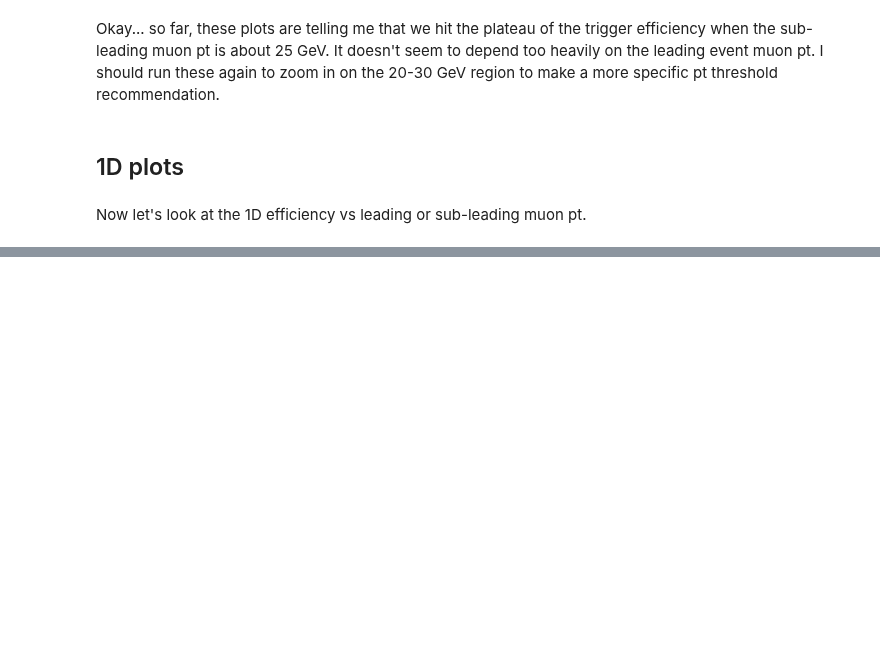
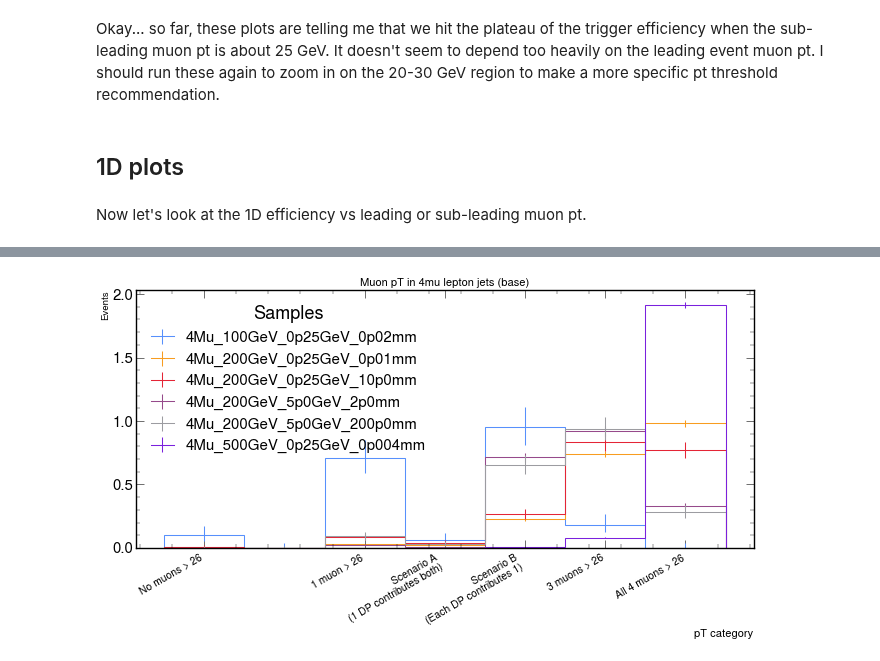
Before and after one commit to murtaza-safdari/SIDM, a Jupyter notebook: sidm/studies/Trigger/trigger_pt.ipynb, the cells around one changed output, grey strips where cells are left out. Cells and saved outputs as stored; diff of their text form; code cells hidden in the pictures; blank space fills up the shorter version.

Commit message:
Define cut requiring 2 muons with pt > 26 GeV for the trigger

```diff
--- a/sidm/studies/Trigger/trigger_pt.ipynb
+++ b/sidm/studies/Trigger/trigger_pt.ipynb
@@ -49,10 +60,12 @@ runner = processor.Runner(
 channels = [
     "baseNoLj",
     "baseNoLj_noTrigger",
+    "base",
+    "base_muPtCut",
 ]
 p = sidm_processor.SidmProcessor(
     channels,
-    ["muon_base", "dsaMuon_base", "lepton_genA_base", "trig_base"],
+    ["lj_base","mu_lj_base", "trig_base","genMu_base","genA_toMu_base","genA_base"],
     #verbose=True,
     unweighted_hist=True,
 )
@@ -152,7 +192,7 @@ def plot_ratio_row(nums, dens, sample,**kwargs):
     # squeeze=False guarantees axes is always shape (2, n)
     # sharex='col' shares the x-axis vertically but not horizontally
     fig, axes = plt.subplots(
-        2, n, figsize=(8 * n, 12), sharex='col',
+        2, n, figsize=(12 * n, 18), sharex='col',
         gridspec_kw={'height_ratios': [3, 1], 'hspace': 0},
         squeeze=False
     )
@@ -249,0 +473,13 @@ I'm also curious how this effects the separate LJ pt > 30 GeV cut that we have.
+# %%
+samples_4mu = [
+    '4Mu_100GeV_0p25GeV_0p02mm',
+    '4Mu_200GeV_0p25GeV_0p01mm',
+     '4Mu_200GeV_0p25GeV_10p0mm',
+    '4Mu_200GeV_5p0GeV_2p0mm',
+    '4Mu_200GeV_5p0GeV_200p0mm',
+    '4Mu_500GeV_0p25GeV_0p004mm'
+]
+fileset_4mu = utilities.make_fileset(samples_4mu, "llpNanoAOD_v2", max_files=1, location_cfg="signal_4mu_v10.yaml")
+
+samples = samples_4mu
+fileset = fileset_4mu
@@ -249,0 +526,51 @@ I'm also curious how this effects the separate LJ pt > 30 GeV cut that we have.
+# %%
+import matplotlib.pyplot as plt
+import mplhep as hep
+
+# Define your target channel and histogram
+channel = "base"
+hist_name = "mu_lj_sum_pt_score"
+
+# Initialize the plot
+fig, ax = plt.subplots(figsize=(14, 8))
+
+
+# Loop through and overlay each sample
+for sample in samples_4mu:
+    # Extract the 1D histogram. Adjust the dictionary indexing if your framework uses a different key structure!
+    h1d = out2[sample]["hists"][hist_name][channel, :]
+
+    # Plot using mplhep (flow="none" prevents the under/overflow bins from displaying)
+    hep.histplot(h1d, ax=ax, label=sample, flow="none",density=True)
+
+# --- Custom X-Axis Formatting ---
+
+# The bin edges are [0, 0.5, 1.0, 1.5, 2.0, 2.5, 3.0, 3.5]
+# Therefore, the bin centers are [0.25, 0.75, 1.25, 1.75, 2.25, 2.75, 3.25]
+# Note: 0.75 is skipped because a score of 0.5 is mathematically impossible in your setup!
+tick_positions = [0.25, 1.25, 1.75, 2.25, 2.75, 3.25]
+
+tick_labels = [
+    "No muons > 26",
+    "1 muon > 26",
+    "Scenario A\n(1 DP contributes both)",
+    "Scenario B\n(Each DP contributes 1)",
+    "3 muons > 26",
+    "All 4 muons > 26"
+]
+
+# Apply the custom ticks and labels
+ax.set_xticks(tick_positions)
+ax.set_xticklabels(tick_labels, rotation=30, ha='right', fontsize=15)
+
+# Add standard styling
+ax.set_xlabel("pT category", fontsize=16)
+ax.set_ylabel("Events", fontsize=14)
+ax.set_title(f"Muon pT in 4mu lepton jets ({channel})", fontsize=16)
+ax.legend(title="Samples")
+
+# Adjust layout so the angled labels don't get cut off
+plt.tight_layout()
+plt.show()
+# %% [output]
+[figure, added]
```
Also changed, not shown: parts of 22 cells of this notebook, 5 other files.
